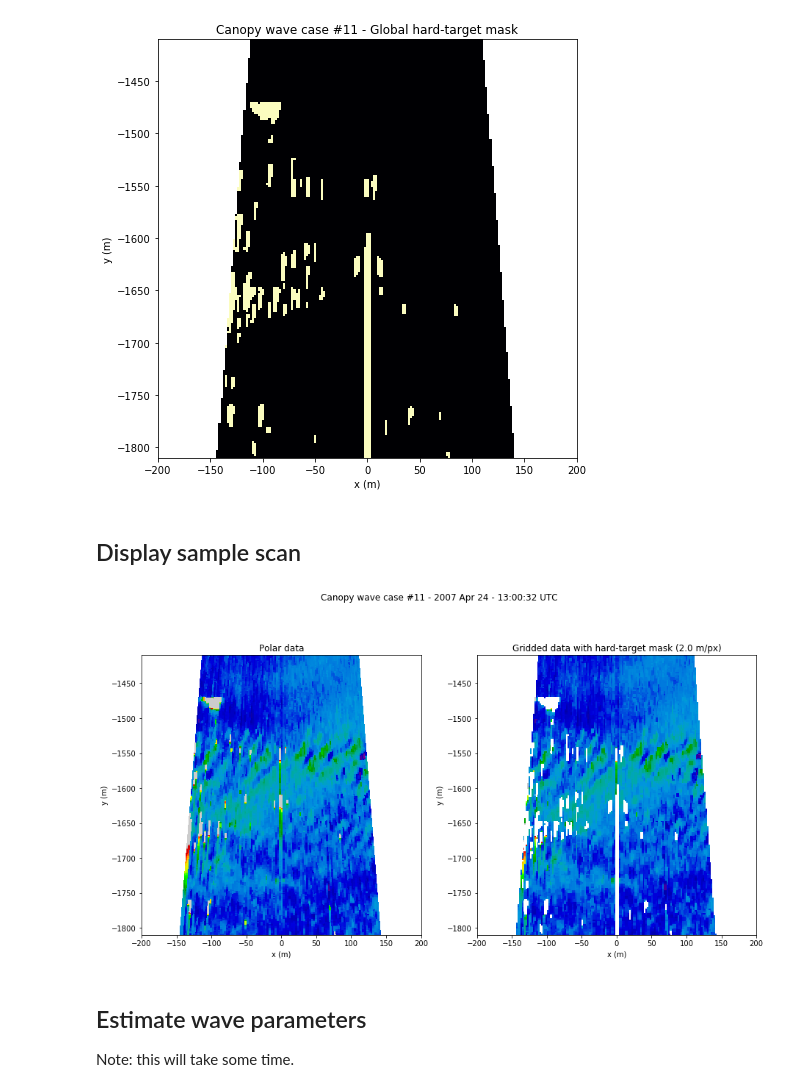
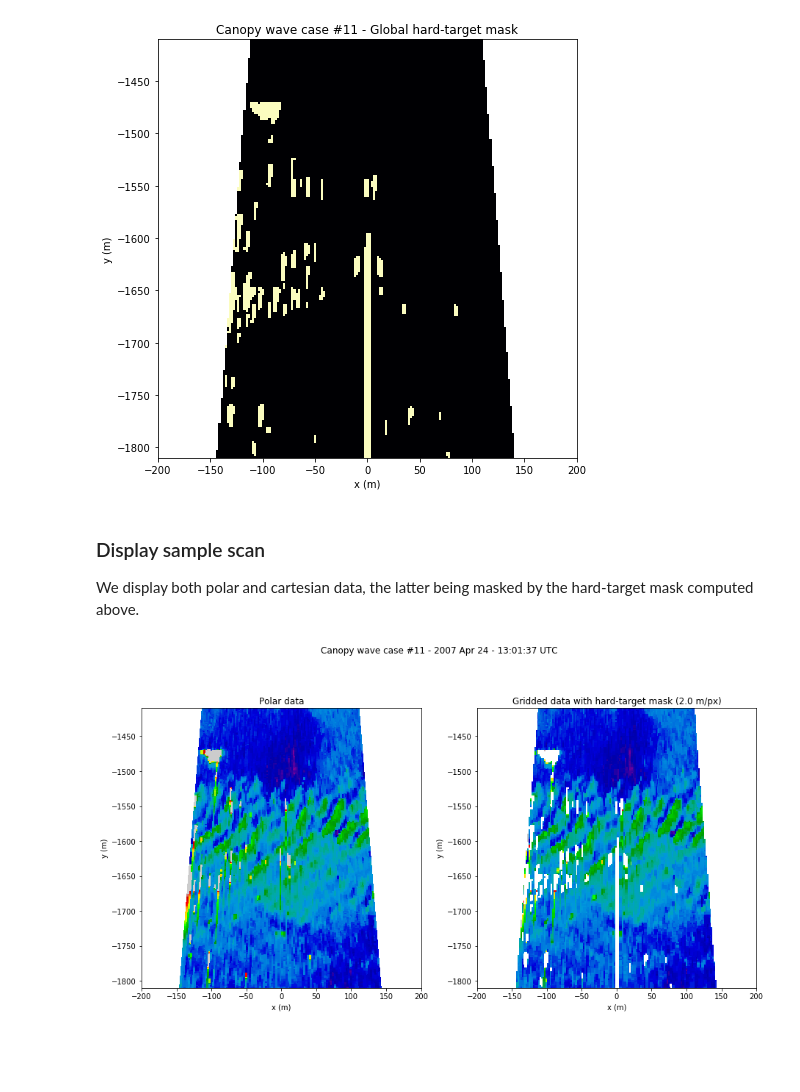
Before and after one commit to pderian/canopywave, a Jupyter notebook: notebooks/canopywave_demo.ipynb, the cells around one changed output. Drawn from its saved outputs; the diff is of its cells as text; code cells hidden in the pictures; blank space fills up the shorter version.

```diff
--- a/notebooks/canopywave_demo.ipynb
+++ b/notebooks/canopywave_demo.ipynb
@@ -105,11 +112,13 @@ ax.set_title(f'Canopy wave case #{wavecase.case_id:02d} - Global hard-target mas
 plt.show()
 # %% [output]
 [figure]
-# %% [markdown]
-## Display sample scan
+# %% [markdown]
+### Display sample scan
+
+We display both polar and cartesian data, the latter being masked by the hard-target mask computed above.
 # %%
 # Pick scan
-scan_idx = 0
+scan_idx = 6
 scan_data = wavecase.scan_data[scan_idx]  # Original (preprocessed) polar data
 grid_scan = wavecase.grid_scans[scan_idx]  # Gridded data
 grid_mask = wavecase.grid_masks[scan_idx]  # Grid mask
@@ -132,35 +141,31 @@ p0 = axp.pcolormesh(
 # Gridded data
 axc.set_title('Gridded data with hard-target mask ({} m/px)'.format(
     wavecase.param_grid["resolution"]))
 p1 = axc.imshow(
     np.ma.array(grid_scan, mask=full_mask),
     interpolation='nearest',
     cmap='nipy_spectral',
     vmin=-1.,
     vmax=3.,
     origin='bottom',
     extent=[wavecase.x[0], wavecase.x[-1], wavecase.y[0], wavecase.y[-1]],
     )
 # Tune axes
 for ax in axes:
     ax.set_xlim(xmin=wavecase.x[0], xmax=wavecase.x[-1])
     ax.set_ylim(ymin=wavecase.y[0], ymax=wavecase.y[-1])
     ax.set_xlabel('x (m)')
     ax.set_ylabel('y (m)')
 # Add global title
 plt.figtext(
     0.5,
     0.98,
     'Canopy wave case #{:02d} - {:%Y %b %d - %H:%M:%S} UTC'.format(
         wavecase.case_id, scan_data['time'][0]),
     ha='center',
     va='top',
     size='large',
     )
 plt.show()
 # %% [output]
-[figure, old version]
+[figure, new version]
-# %% [markdown]
-## Estimate wave parameters
-
-Note: this will take some time.
```
Also changed, not shown: parts of 17 cells of this notebook, 1 other file.
